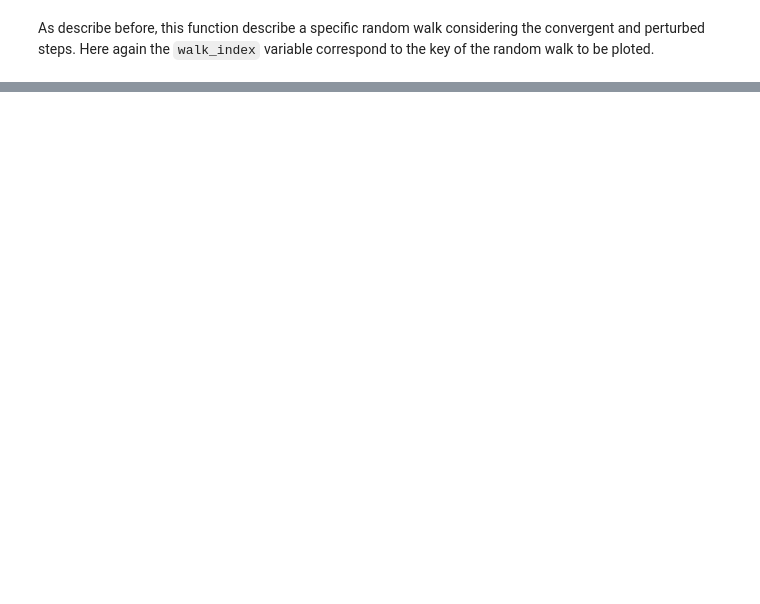
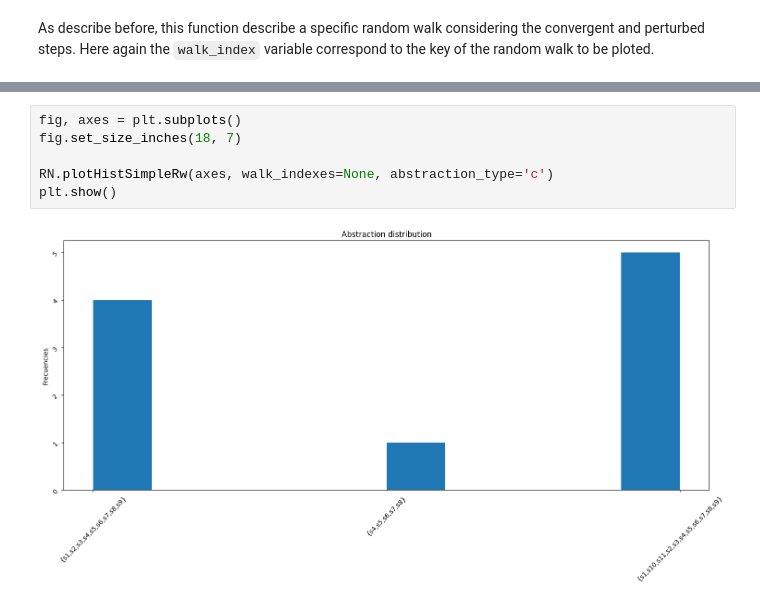
Before and after one commit to pmaldona/pyRN, a Jupyter notebook: notebooks/Resilient Plot Functions.ipynb, the cells around one changed output, grey strips where cells are left out. Cells and saved outputs as stored; diff of their text form; blank space fills up the shorter version.

```diff
--- a/notebooks/Resilient Plot Functions.ipynb
+++ b/notebooks/Resilient Plot Functions.ipynb
@@ -159,0 +190,8 @@ plt.show()
+# %%
+fig, axes = plt.subplots()
+fig.set_size_inches(18, 7)
+
+RN.plotHistSimpleRw(axes, walk_indexes=None, abstraction_type='c')
+plt.show()
+# %% [output]
+[figure, added]
```
Also changed, not shown: parts of 13 cells of this notebook, 7 other files.
